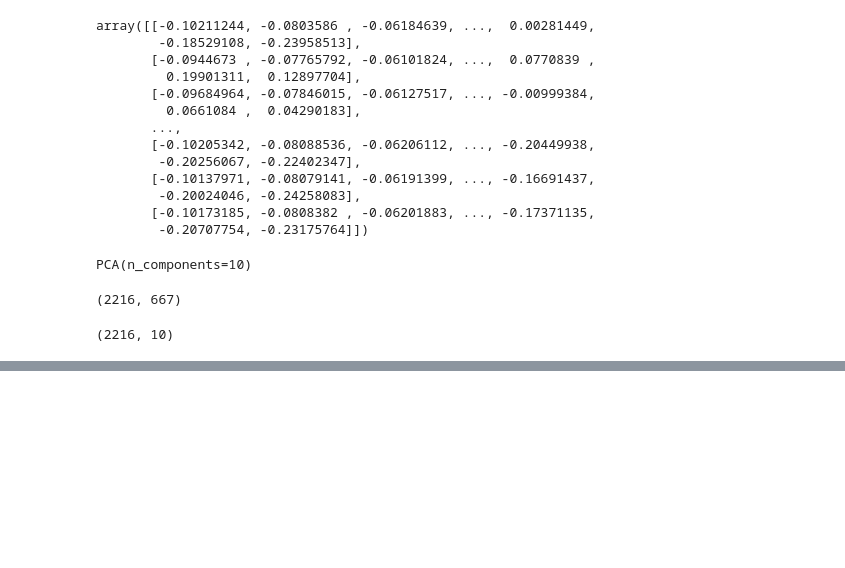
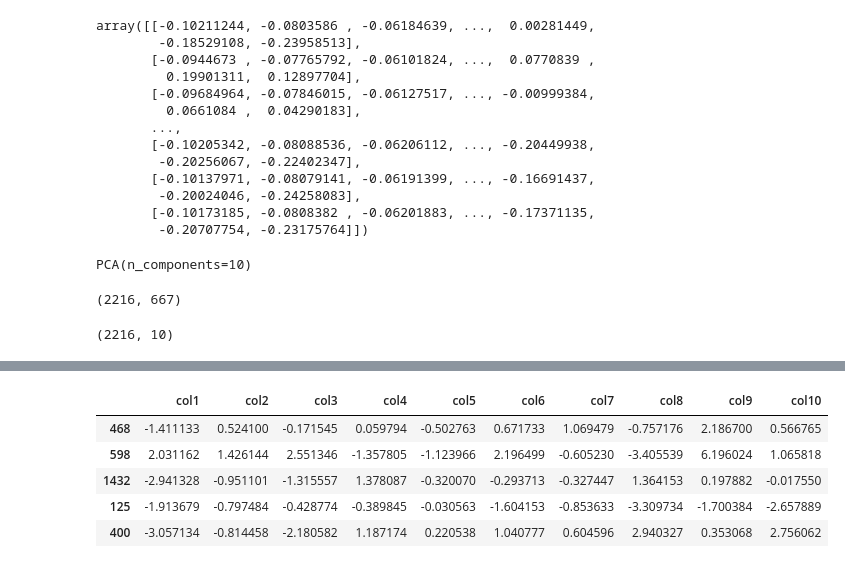
Before and after one commit to mohmaed7777/epilepsy-detection, a Jupyter notebook: Epilepsy_Detection_Using_EEG_Signals.ipynb, the cells around one changed output, grey strips where cells are left out. Drawn from its saved outputs; the diff is of its cells as text; code cells hidden in the pictures; blank space fills up the shorter version.

```diff
--- a/Epilepsy_Detection_Using_EEG_Signals.ipynb
+++ b/Epilepsy_Detection_Using_EEG_Signals.ipynb
@@ -257,0 +337,12 @@ pca_df
+# %%
+from sklearn.model_selection import train_test_split
+x_train, x_test, y_train, y_test = train_test_split(X,Y,test_size=0.2, random_state = 1)
+# %%
+x_train.head()
+# %% [output]
+|  | col1 | col2 | col3 | col4 | col5 | col6 | col7 | col8 | col9 | col10 |
+| 468 | -1.411133 | 0.524100 | -0.171545 | 0.059794 | -0.502763 | 0.671733 | 1.069479 | -0.757176 | 2.186700 | 0.566765 |
+| 598 | 2.031162 | 1.426144 | 2.551346 | -1.357805 | -1.123966 | 2.196499 | -0.605230 | -3.405539 | 6.196024 | 1.065818 |
+| 1432 | -2.941328 | -0.951101 | -1.315557 | 1.378087 | -0.320070 | -0.293713 | -0.327447 | 1.364153 | 0.197882 | -0.017550 |
+| 125 | -1.913679 | -0.797484 | -0.428774 | -0.389845 | -0.030563 | -1.604153 | -0.853633 | -3.309734 | -1.700384 | -2.657889 |
+| 400 | -3.057134 | -0.814458 | -2.180582 | 1.187174 | 0.220538 | 1.040777 | 0.604596 | 2.940327 | 0.353068 | 2.756062 |
```
Also changed, not shown: parts of 29 cells of this notebook.
